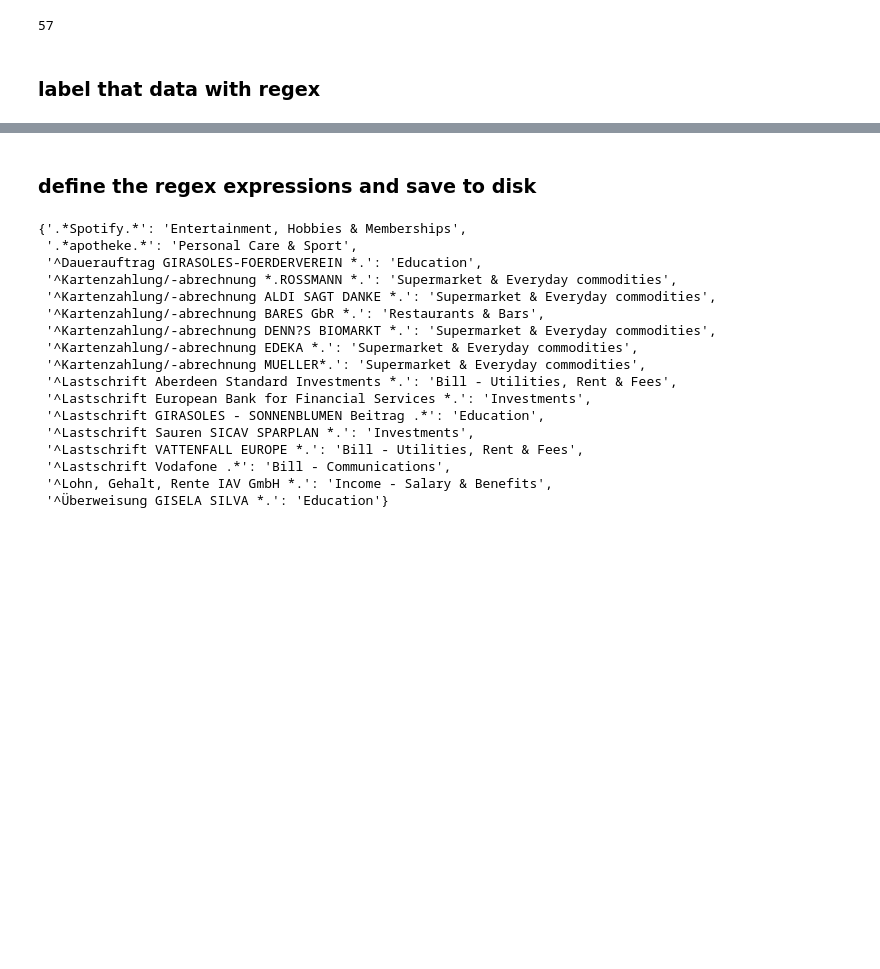
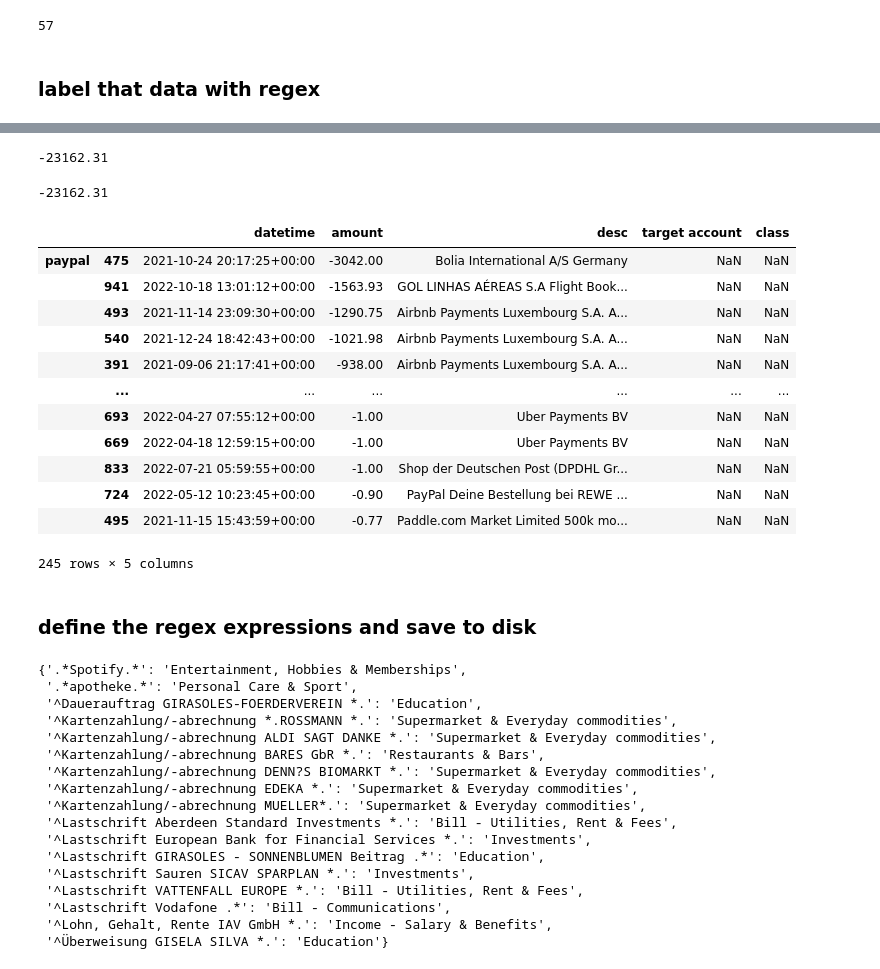
Before and after one commit to JanGieseler/BankClassify, a Jupyter notebook: notebooks/add_data.ipynb, the cells around one changed output, grey strips where cells are left out. Cells and saved outputs as stored; diff of their text form; code cells hidden in the pictures; blank space fills up the shorter version.

```diff
--- a/notebooks/add_data.ipynb
+++ b/notebooks/add_data.ipynb
@@ -351,3 +339,27 @@ bc.data_unlabeled
+# %%
+bc.data_unlabeled[bc.data_unlabeled['amount']<0]['amount'].sum()
+# %% [output]
+-23162.31
+# %%
+bc.data_unlabeled['amount'].sum()
+# %% [output]
+-23162.31
+# %%
+bc.data_unlabeled.sort_values('amount')
+# %% [output]
+|  |  | datetime | amount | desc | target account | class |
+| paypal | 475 | 2021-10-24 20:17:25+00:00 | -3042.00 | Bolia International A/S Germany | NaN | NaN |
+|  | 941 | 2022-10-18 13:01:12+00:00 | -1563.93 | GOL LINHAS AÉREAS S.A Flight Book... | NaN | NaN |
+|  | 493 | 2021-11-14 23:09:30+00:00 | -1290.75 | Airbnb Payments Luxembourg S.A. A... | NaN | NaN |
+|  | 540 | 2021-12-24 18:42:43+00:00 | -1021.98 | Airbnb Payments Luxembourg S.A. A... | NaN | NaN |
+|  | 391 | 2021-09-06 21:17:41+00:00 | -938.00 | Airbnb Payments Luxembourg S.A. A... | NaN | NaN |
+|  | ... | ... | ... | ... | ... | ... |
+|  | 693 | 2022-04-27 07:55:12+00:00 | -1.00 | Uber Payments BV | NaN | NaN |
+|  | 669 | 2022-04-18 12:59:15+00:00 | -1.00 | Uber Payments BV | NaN | NaN |
+|  | 833 | 2022-07-21 05:59:55+00:00 | -1.00 | Shop der Deutschen Post (DPDHL Gr... | NaN | NaN |
+|  | 724 | 2022-05-12 10:23:45+00:00 | -0.90 | PayPal Deine Bestellung bei REWE ... | NaN | NaN |
+|  | 495 | 2021-11-15 15:43:59+00:00 | -0.77 | Paddle.com Market Limited 500k mo... | NaN | NaN |
+245 rows × 5 columns
 # %% [markdown]
 ### define the regex expressions and save to disk
 # %%
```
Also changed, not shown: parts of 27 cells of this notebook, 5 other files.
